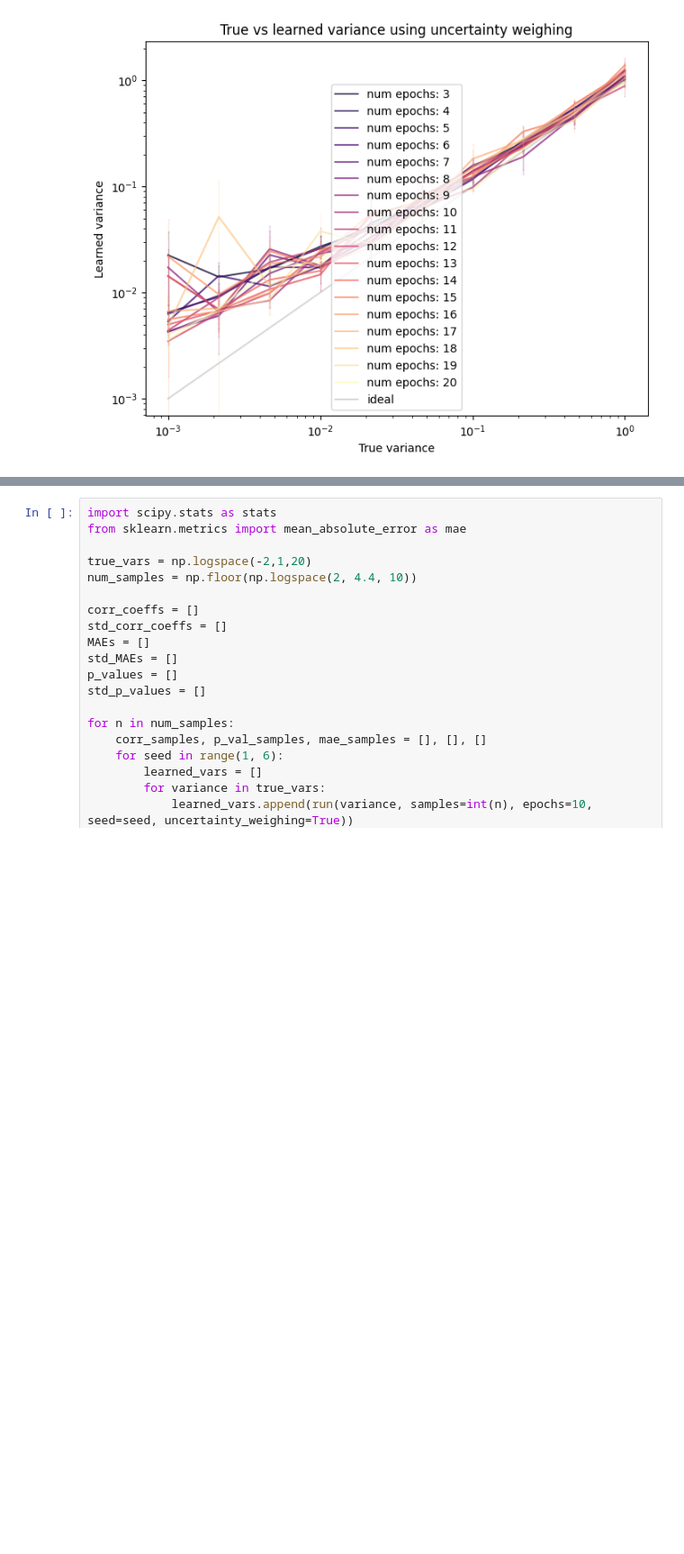
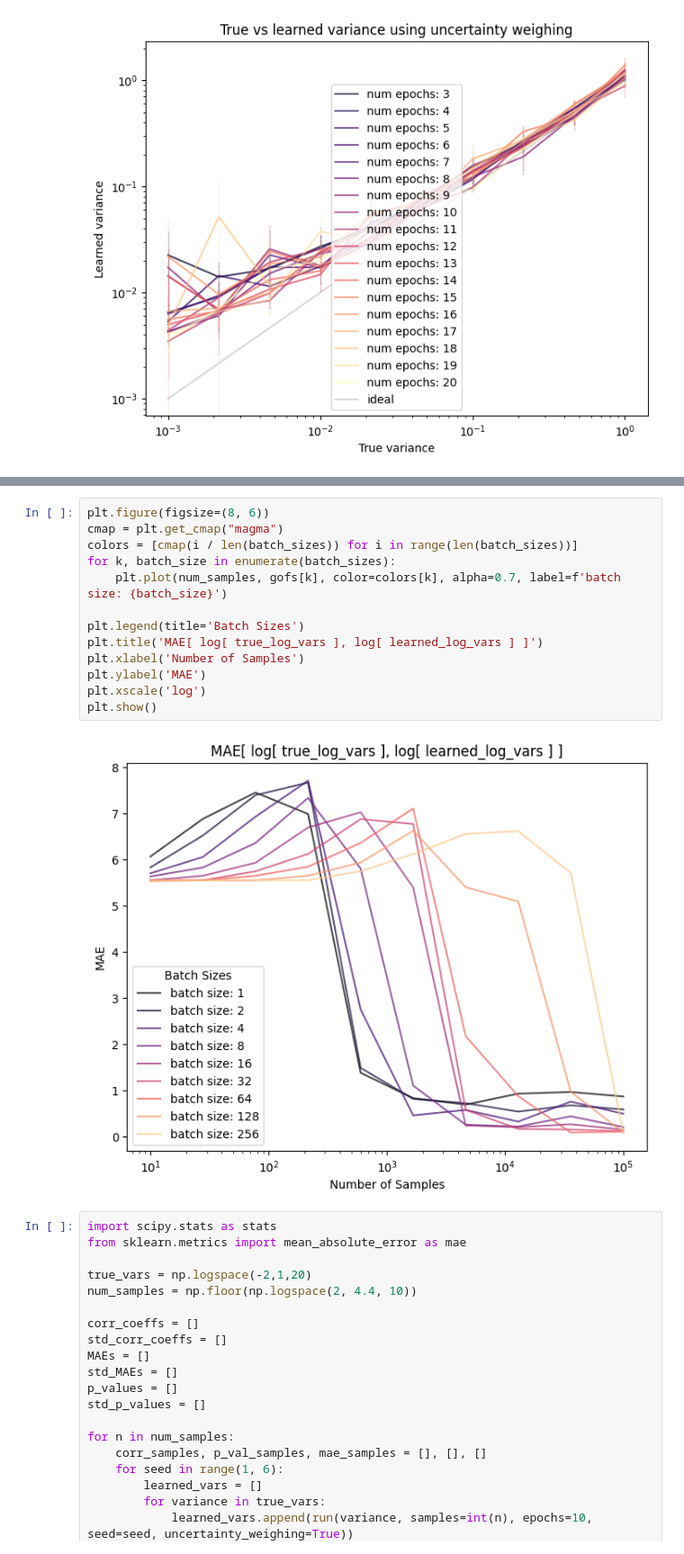
Before and after one commit to graphcore-research/minimol, a Jupyter notebook: notebooks/uncertainty_weighing.ipynb, the cells around one changed output, grey strips where cells are left out. Shown at 90% size. Cells and saved outputs as stored; diff of their text form; blank space fills up the shorter version.

```diff
--- a/notebooks/uncertainty_weighing.ipynb
+++ b/notebooks/uncertainty_weighing.ipynb
@@ -479,3 +567,18 @@ MAE = 0.8236204723340469
+# %%
+plt.figure(figsize=(8, 6))
+cmap = plt.get_cmap("magma")
+colors = [cmap(i / len(batch_sizes)) for i in range(len(batch_sizes))]
+for k, batch_size in enumerate(batch_sizes):
+    plt.plot(num_samples, gofs[k], color=colors[k], alpha=0.7, label=f'batch size: {batch_size}')
+
+plt.legend(title='Batch Sizes')
+plt.title('MAE[ log[ true_log_vars ], log[ learned_log_vars ] ]')
+plt.xlabel('Number of Samples')
+plt.ylabel('MAE')
+plt.xscale('log')
+plt.show()
+# %% [output]
+[figure, added]
 # %%
 import scipy.stats as stats
 from sklearn.metrics import mean_absolute_error as mae
```
Also changed, not shown: parts of 4 cells of this notebook, 1 other file.
